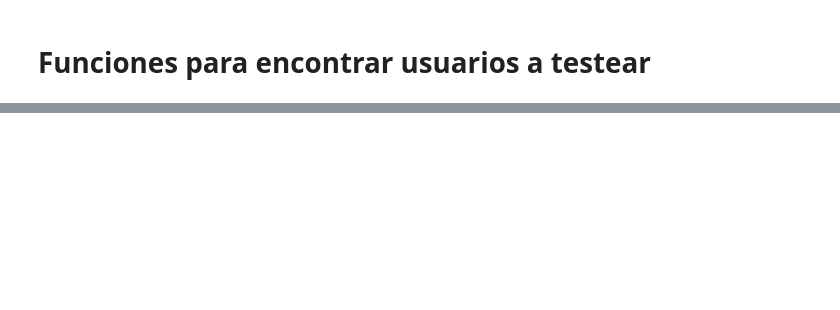
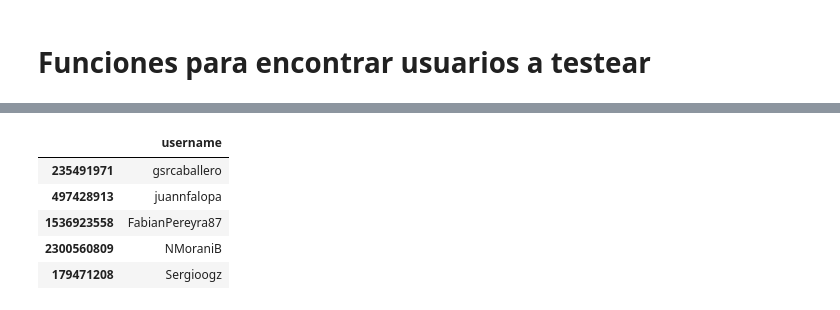
Before and after one commit to fermasia/argBot, a Jupyter notebook: twitterScraper/Find target users.ipynb, the cells around one changed output, grey strips where cells are left out. Cells and saved outputs as stored; diff of their text form; code cells hidden in the pictures; blank space fills up the shorter version.

```diff
--- a/twitterScraper/Find target users.ipynb
+++ b/twitterScraper/Find target users.ipynb
@@ -86,0 +125,94 @@ dict_keys(['min_position', 'has_more_items', 'items_html', 'new_latent_count', '
+# %%
+def process_id(id):
+    """process a single ID"""
+    # fetch the data
+    r = requests.get(url_t % id)
+    # parse the JSON reply
+    data = r.json()
+    # and update some data with PUT
+    requests.put(url_t % id, data=data)
+    return data
+
+def process_range(id_range, store=None):
+    """process a number of ids, storing the results in a dict"""
+    if store is None:
+        store = {}
+    for id in id_range:
+        store[id] = searchTerm(id, 'q', 600)
+    return store
+
+def threaded_process_range(nthreads, id_range):
+    """process the id range in a specified number of threads"""
+    store = {}
+    threads = []
+    # create the threads
+    for i in range(nthreads):
+        ids = id_range[i::nthreads]
+        t = Thread(target=process_range, args=(ids,store))
+        threads.append(t)
+
+    # start the threads
+    [ t.start() for t in threads ]
+    # wait for the threads to finish
+    [ t.join() for t in threads ]
+    print('Done')
+    print(len(targetUsers))
+    display(targetUsers.head())
+    return 'Done'
+
+termsToSearch = [
+    'cfk',
+    'MacriVendepatria',
+    'yovotoalfrentedetodos',
+    'ElijoALosFernandez',
+    'FernandezFernandez2019',
+    'macriespobreza',
+    'macrigato',
+    'FueraMacri',
+
+    'cambiemos',
+    'JuntosPorElCambio',
+    'DefensoresDelCambio',
+    'SigamosCambiandoJuntos',
+    'ListaCompletaDelCambio',
+    'MacriPichetto2019',
+    'NoVuelvenMas',
+    'EllaMiente'
+]
+termsToSearch = [
+    'macri',
+    'vidal',
+    'macri gato',
+    'macri es pobreza'
+]
+termsToSearch = [
+    'macri voto',
+    'vidal voto',
+    'cistina voto',
+    'fernandez voto'
+]
+
+termsToSearch = [
+    'macri inflacion',
+    'vidal inflacion',
+    'cistina inflacion',
+    'fernandez inflacion',
+    'elecciones 2019',
+]
+threaded_process_range(8, termsToSearch)
+filename = 'targetUsersDataset.pkl'
+with open(filename, 'wb') as twUsersTarget:
+    pickle.dump(targetUsers, twUsersTarget)
+
+termsToSearch = [
+    'macri FMI',
+    'sinceramente falso',
+    'ella miente',
+    'massa',
+    'cristina pobreza'
+]
+threaded_process_range(8, termsToSearch)
+filename = 'targetUsersDataset.pkl'
+with open(filename, 'wb') as twUsersTarget:
+    pickle.dump(targetUsers, twUsersTarget)
+# %% [output]
@@ -86,0 +221,6 @@ dict_keys(['min_position', 'has_more_items', 'items_html', 'new_latent_count', '
+|  | username |
+| 235491971 | gsrcaballero |
+| 497428913 | juannfalopa |
+| 1536923558 | FabianPereyra87 |
+| 2300560809 | NMoraniB |
+| 179471208 | Sergioogz |
```
Also changed, not shown: parts of 5 cells of this notebook, 2 other files.
